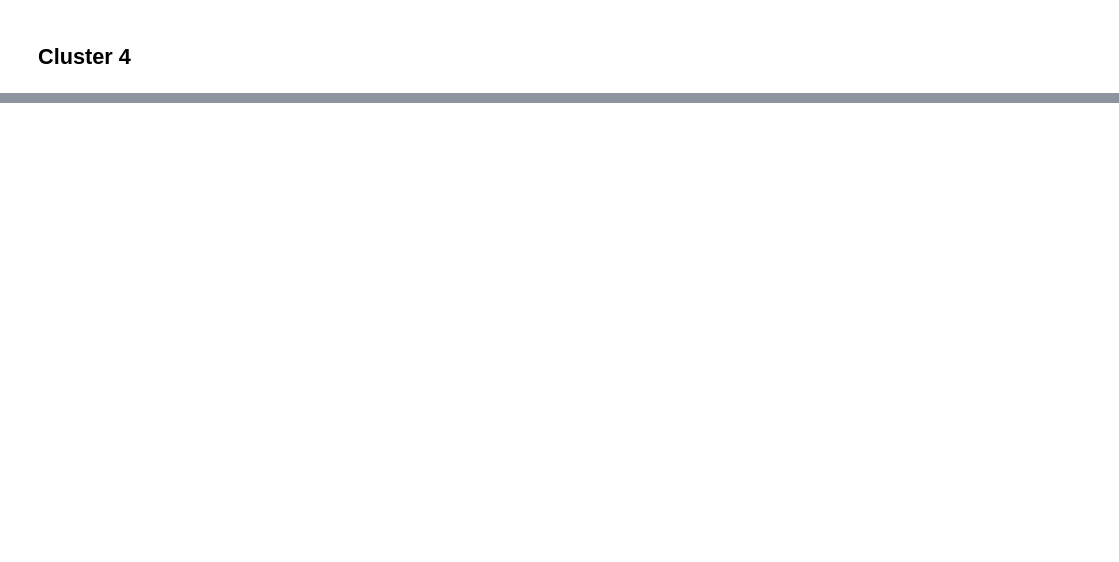
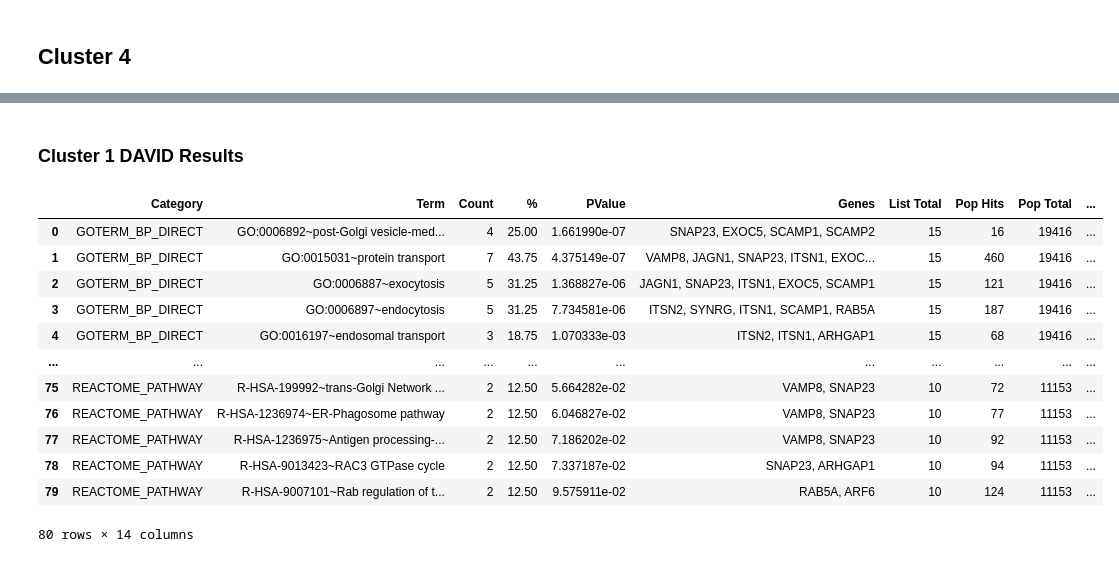
Before and after one commit to danielpintard/SCAMPs_PPI_analysis, a Jupyter notebook: SCAMP_PPI_EDA.ipynb, the cells around one changed output, grey strips where cells are left out. Cells and saved outputs as stored; diff of their text form; code cells hidden in the pictures; blank space fills up the shorter version.

```diff
--- a/SCAMP_PPI_EDA.ipynb
+++ b/SCAMP_PPI_EDA.ipynb
@@ -294,0 +143,28 @@ Passing `palette` without assigning `hue` is deprecated and will be removed in v
+# %% [markdown]
+### Cluster 1 DAVID Results
+# %%
+c1_BP = pd.read_csv('DAVID_results/cluster1_results/cluster1_GOTERM_BP_Direct.txt', sep = '\t')
+c1_CC = pd.read_csv('DAVID_results/cluster1_results/cluster1_GOTERM_CC_Direct.txt', sep = '\t')
+c1_MF = pd.read_csv('DAVID_results/cluster1_results/cluster1_GOTERM_MF_Direct.txt', sep='\t')
+c1_IP = pd.read_csv('DAVID_results/cluster1_results/cluster1_InterProDomains.txt', sep='\t')
+c1_KP = pd.read_csv('DAVID_results/cluster1_results/cluster1_KEGGPath.txt', sep='\t')
+c1_RP = pd.read_csv('DAVID_results/cluster1_results/cluster1_Reactome.txt', sep='\t')
+c1_david = pd.concat([c1_BP, c1_CC, c1_MF, c1_IP, c1_KP, c1_RP], axis = 0, ignore_index = True)
+c1_david['Cluster'] = 1
+c1_david = c1_david.drop('Category    ', axis = 1)
+c1_david.loc[11:34, 'Category'] = 'GOTERM_CC_DIRECT'
+c1_david
+# %% [output]
+|  | Category | Term | Count | % | PValue | Genes | List Total | Pop Hits | Pop Total | ... |
+| 0 | GOTERM_BP_DIRECT | GO:0006892~post-Golgi vesicle-med... | 4 | 25.00 | 1.661990e-07 | SNAP23, EXOC5, SCAMP1, SCAMP2 | 15 | 16 | 19416 | ... |
+| 1 | GOTERM_BP_DIRECT | GO:0015031~protein transport | 7 | 43.75 | 4.375149e-07 | VAMP8, JAGN1, SNAP23, ITSN1, EXOC... | 15 | 460 | 19416 | ... |
+| 2 | GOTERM_BP_DIRECT | GO:0006887~exocytosis | 5 | 31.25 | 1.368827e-06 | JAGN1, SNAP23, ITSN1, EXOC5, SCAMP1 | 15 | 121 | 19416 | ... |
+| 3 | GOTERM_BP_DIRECT | GO:0006897~endocytosis | 5 | 31.25 | 7.734581e-06 | ITSN2, SYNRG, ITSN1, SCAMP1, RAB5A | 15 | 187 | 19416 | ... |
+| 4 | GOTERM_BP_DIRECT | GO:0016197~endosomal transport | 3 | 18.75 | 1.070333e-03 | ITSN2, ITSN1, ARHGAP1 | 15 | 68 | 19416 | ... |
+| ... | ... | ... | ... | ... | ... | ... | ... | ... | ... | ... |
+| 75 | REACTOME_PATHWAY | R-HSA-199992~trans-Golgi Network ... | 2 | 12.50 | 5.664282e-02 | VAMP8, SNAP23 | 10 | 72 | 11153 | ... |
+| 76 | REACTOME_PATHWAY | R-HSA-1236974~ER-Phagosome pathway | 2 | 12.50 | 6.046827e-02 | VAMP8, SNAP23 | 10 | 77 | 11153 | ... |
+| 77 | REACTOME_PATHWAY | R-HSA-1236975~Antigen processing-... | 2 | 12.50 | 7.186202e-02 | VAMP8, SNAP23 | 10 | 92 | 11153 | ... |
+| 78 | REACTOME_PATHWAY | R-HSA-9013423~RAC3 GTPase cycle | 2 | 12.50 | 7.337187e-02 | SNAP23, ARHGAP1 | 10 | 94 | 11153 | ... |
+| 79 | REACTOME_PATHWAY | R-HSA-9007101~Rab regulation of t... | 2 | 12.50 | 9.575911e-02 | RAB5A, ARF6 | 10 | 124 | 11153 | ... |
+80 rows × 14 columns
```
Also changed, not shown: parts of 29 cells of this notebook, 25 other files.
